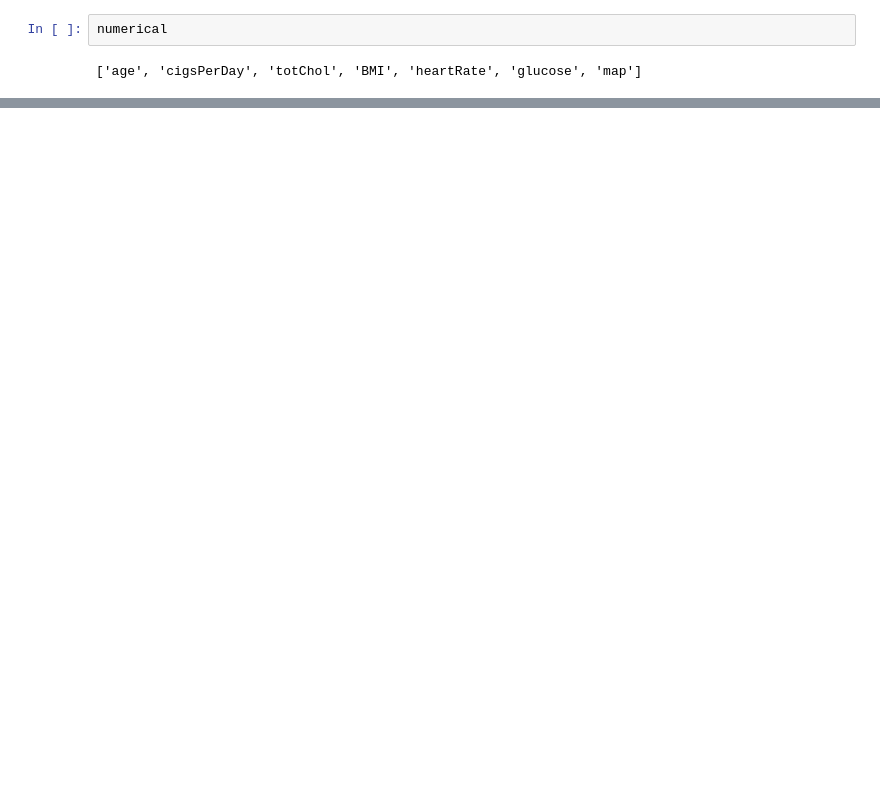
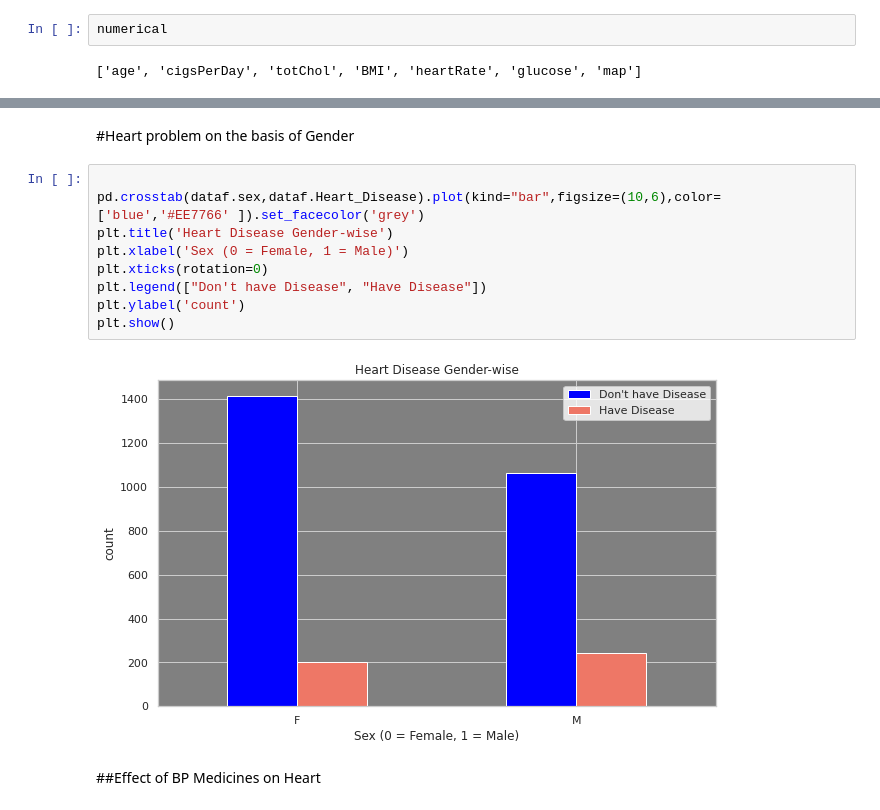
Before and after one commit to guptaprateek98/Capstone_CV_Risk_Prediction, a Jupyter notebook: Capstone_CV_Risk_Prediction.ipynb, the cells around one changed output, grey strips where cells are left out. Cells and saved outputs as stored; diff of their text form; blank space fills up the shorter version.

```diff
--- a/Capstone_CV_Risk_Prediction.ipynb
+++ b/Capstone_CV_Risk_Prediction.ipynb
@@ -334,0 +336,15 @@ plt.xticks(rotation=0)
+# %% [markdown]
+#Heart problem on the basis of Gender
+# %%
+
+pd.crosstab(dataf.sex,dataf.Heart_Disease).plot(kind="bar",figsize=(10,6),color=['blue','#EE7766' ]).set_facecolor('grey')
+plt.title('Heart Disease Gender-wise')
+plt.xlabel('Sex (0 = Female, 1 = Male)')
+plt.xticks(rotation=0)
+plt.legend(["Don't have Disease", "Have Disease"])
+plt.ylabel('count')
+plt.show()
+# %% [output]
+[figure, added]
+# %% [markdown]
+##Effect of BP Medicines on Heart
```
Also changed, not shown: parts of 19 cells of this notebook.
